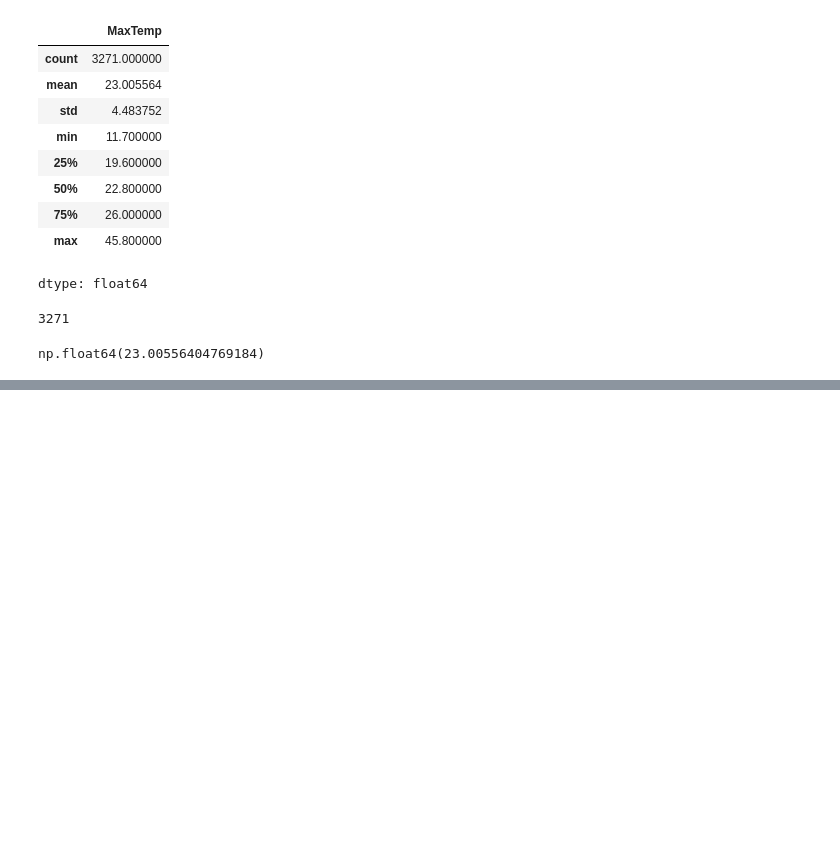
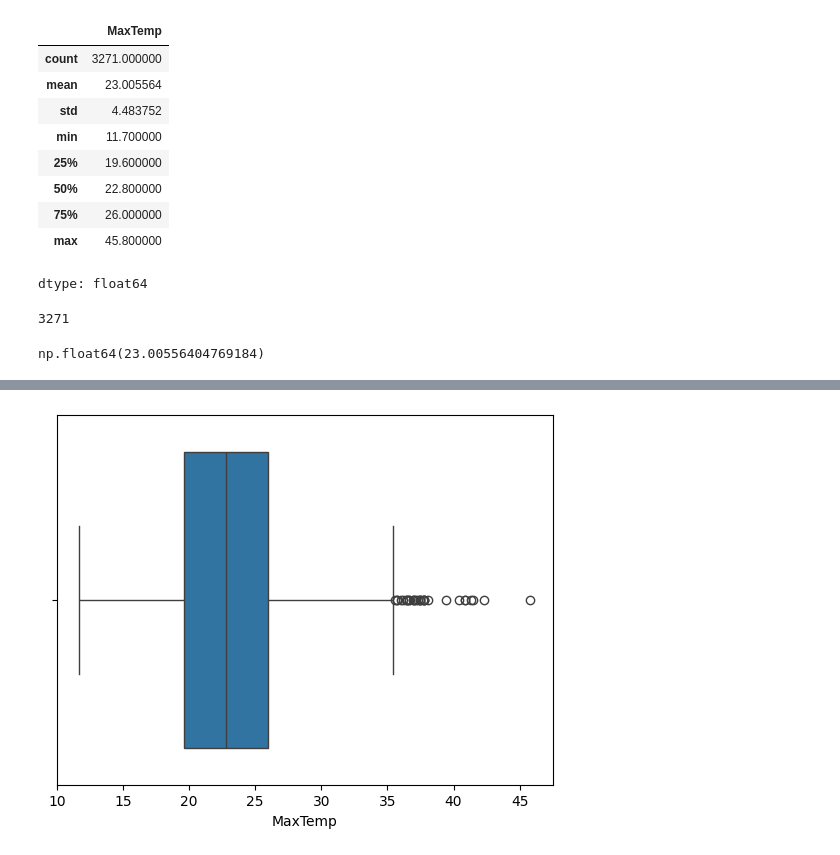
Before and after one commit to CodeInTheHorizon/Python_ML_Practice-, a Jupyter notebook: python_pr1.ipynb, the cells around one changed output, grey strips where cells are left out. Cells and saved outputs as stored; diff of their text form; code cells hidden in the pictures; blank space fills up the shorter version.

```diff
--- a/python_pr1.ipynb
+++ b/python_pr1.ipynb
@@ -240,0 +263,10 @@ np.float64(23.00556404769184)
+# %%
+#importing necessary libraries for visualising outliers
+import seaborn as sns
+import matplotlib.pyplot as plt
+
+#visuazing outliers using boxplot
+sns.boxplot(x=df['MaxTemp'])
+plt.show()
+# %% [output]
+[figure, added]
```
Also changed, not shown: parts of 1 cell of this notebook.
